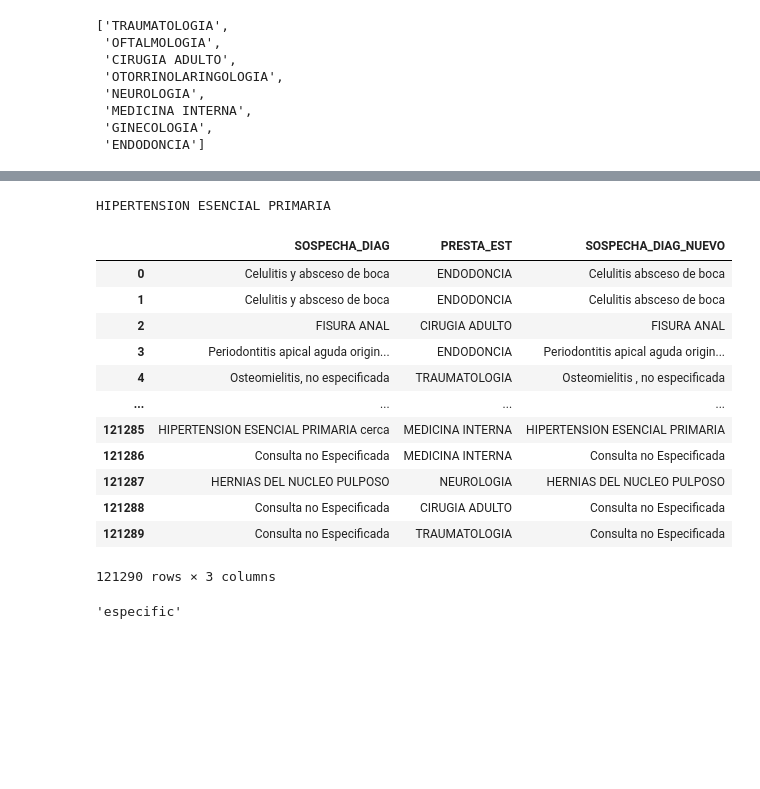
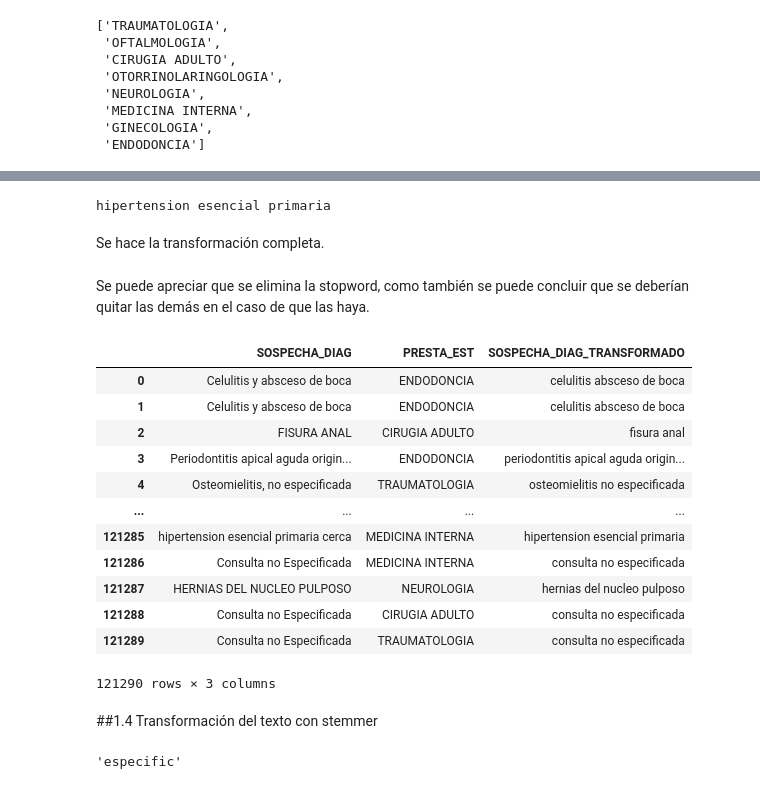
Before and after one commit to alvaro-neira/nlp-homework1, a Jupyter notebook: Tarea_NLP_Grupo_3.ipynb, the cells around one changed output, grey strips where cells are left out. Saved outputs shown, nothing was run; the diff lists cells and outputs as text; code cells hidden in the pictures; blank space fills up the shorter version.

```diff
--- a/Tarea_NLP_Grupo_3.ipynb
+++ b/Tarea_NLP_Grupo_3.ipynb
@@ -208,3 +228,3 @@ def cambiate2(text):
 # %%
-aysen_nuevo["SOSPECHA_DIAG"].iloc[121285]="HIPERTENSION ESENCIAL PRIMARIA cerca"
+DK10["SOSPECHA_DIAG"].iloc[121285]="hipertension esencial primaria cerca"
 # %%
@@ -214,25 +236,31 @@ HIPERTENSION ESENCIAL PRIMARIA cerca
 # %%
-print(cambiate2(aysen_nuevo["SOSPECHA_DIAG"].iloc[121285]))
+print(cambiate2(DK10["SOSPECHA_DIAG"].iloc[121285]))
 # %% [output]
-HIPERTENSION ESENCIAL PRIMARIA
+hipertension esencial primaria
+# %% [markdown]
+Se hace la transformación completa.
 # %%
-aysen_nuevo['SOSPECHA_DIAG_NUEVO'] = aysen_nuevo.apply(lambda x: cambiate2(x.SOSPECHA_DIAG_NUEVO), axis=1)
+DK10['SOSPECHA_DIAG_TRANSFORMADO'] = DK10.apply(lambda x: cambiate2(x.SOSPECHA_DIAG_TRANSFORMADO), axis=1)
-# %%
-aysen_nuevo
-# %% [output]
-|  | SOSPECHA_DIAG | PRESTA_EST | SOSPECHA_DIAG_NUEVO |
-| 0 | Celulitis y absceso de boca | ENDODONCIA | Celulitis absceso de boca |
-| 1 | Celulitis y absceso de boca | ENDODONCIA | Celulitis absceso de boca |
-| 2 | FISURA ANAL | CIRUGIA ADULTO | FISURA ANAL |
-| 3 | Periodontitis apical aguda origin... | ENDODONCIA | Periodontitis apical aguda origin... |
-| 4 | Osteomielitis, no especificada | TRAUMATOLOGIA | Osteomielitis , no especificada |
-| ... | ... | ... | ... |
-| 121285 | HIPERTENSION ESENCIAL PRIMARIA cerca | MEDICINA INTERNA | HIPERTENSION ESENCIAL PRIMARIA |
-| 121286 | Consulta no Especificada | MEDICINA INTERNA | Consulta no Especificada |
-| 121287 | HERNIAS DEL NUCLEO PULPOSO | NEUROLOGIA | HERNIAS DEL NUCLEO PULPOSO |
-| 121288 | Consulta no Especificada | CIRUGIA ADULTO | Consulta no Especificada |
-| 121289 | Consulta no Especificada | TRAUMATOLOGIA | Consulta no Especificada |
-121290 rows × 3 columns
+# %% [markdown]
+Se puede apreciar que se elimina la stopword, como también se puede concluir que se deberían quitar las demás en el caso de que las haya.
+# %%
+DK10
+# %% [output]
+|  | SOSPECHA_DIAG | PRESTA_EST | SOSPECHA_DIAG_TRANSFORMADO |
+| 0 | Celulitis y absceso de boca | ENDODONCIA | celulitis absceso de boca |
+| 1 | Celulitis y absceso de boca | ENDODONCIA | celulitis absceso de boca |
+| 2 | FISURA ANAL | CIRUGIA ADULTO | fisura anal |
+| 3 | Periodontitis apical aguda origin... | ENDODONCIA | periodontitis apical aguda origin... |
+| 4 | Osteomielitis, no especificada | TRAUMATOLOGIA | osteomielitis no especificada |
+| ... | ... | ... | ... |
+| 121285 | hipertension esencial primaria cerca | MEDICINA INTERNA | hipertension esencial primaria |
+| 121286 | Consulta no Especificada | MEDICINA INTERNA | consulta no especificada |
+| 121287 | HERNIAS DEL NUCLEO PULPOSO | NEUROLOGIA | hernias del nucleo pulposo |
+| 121288 | Consulta no Especificada | CIRUGIA ADULTO | consulta no especificada |
+| 121289 | Consulta no Especificada | TRAUMATOLOGIA | consulta no especificada |
+121290 rows × 3 columns
+# %% [markdown]
+##1.4 Transformación del texto con stemmer
 # %%
 stemmer = nltk.stem.SnowballStemmer("spanish")
 #lemmatizer = nltk.stem.WordNetLemmatizer() no hay en español
```
Also changed, not shown: parts of 50 cells of this notebook.
